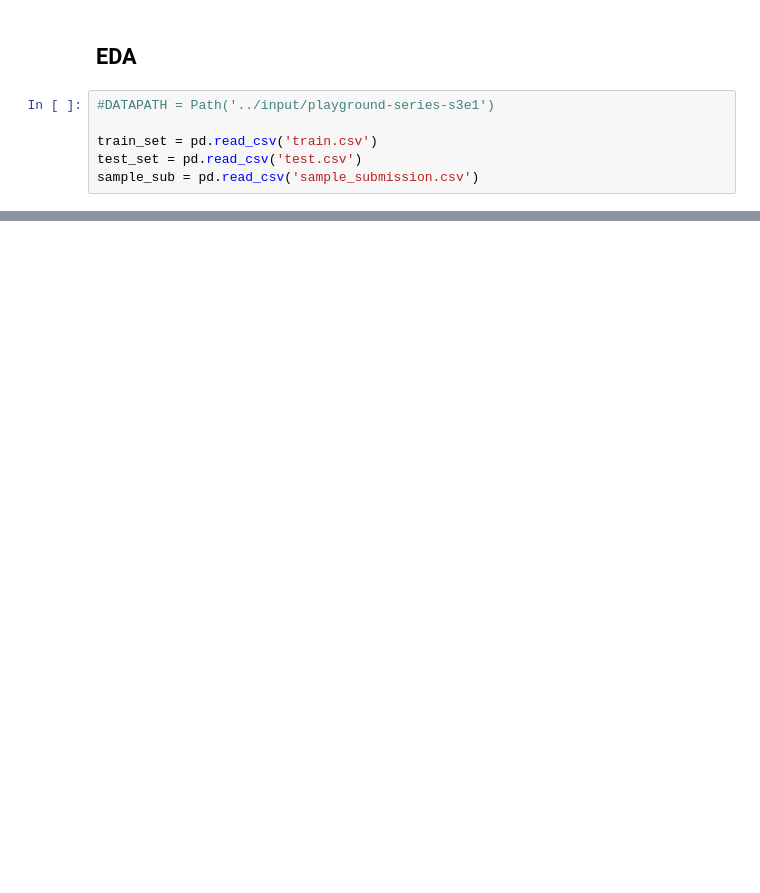
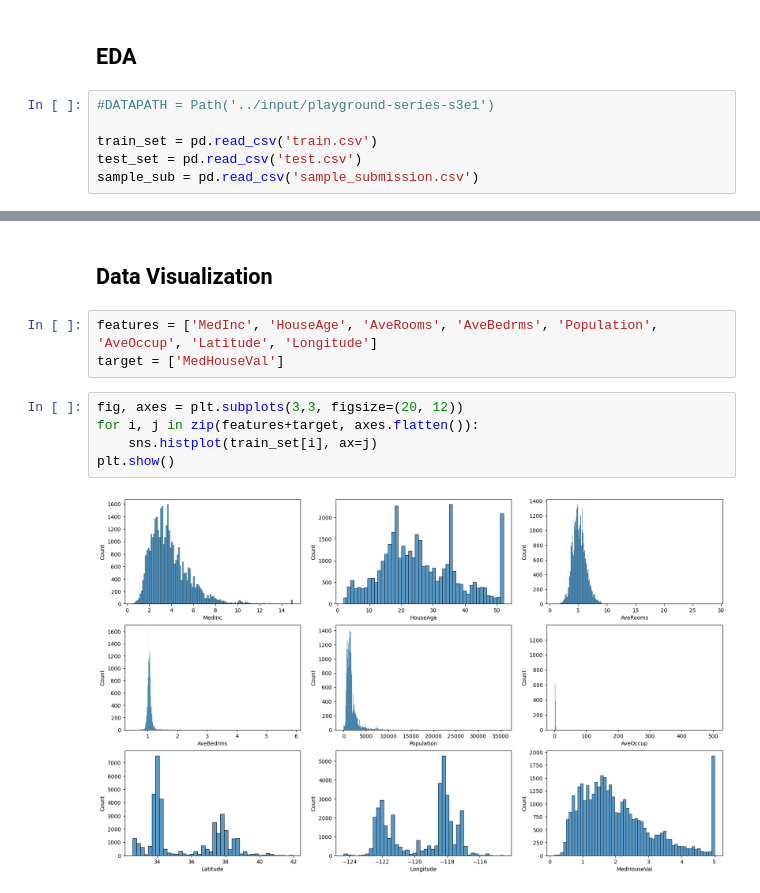
Before and after one commit to andydaehn/Kaggle, a Jupyter notebook: California_Housing.ipynb, the cells around one changed output, grey strips where cells are left out. Drawn from its saved outputs; the diff is of its cells as text; blank space fills up the shorter version.

```diff
--- a/California_Housing.ipynb
+++ b/California_Housing.ipynb
@@ -26,0 +112,12 @@ sample_sub = pd.read_csv('sample_submission.csv')
+# %% [markdown]
+## Data Visualization
+# %%
+features = ['MedInc', 'HouseAge', 'AveRooms', 'AveBedrms', 'Population', 'AveOccup', 'Latitude', 'Longitude']
+target = ['MedHouseVal']
+# %%
+fig, axes = plt.subplots(3,3, figsize=(20, 12))
+for i, j in zip(features+target, axes.flatten()):
+    sns.histplot(train_set[i], ax=j)
+plt.show()
+# %% [output]
+[figure, added]
```
Also changed, not shown: parts of 45 cells of this notebook.
